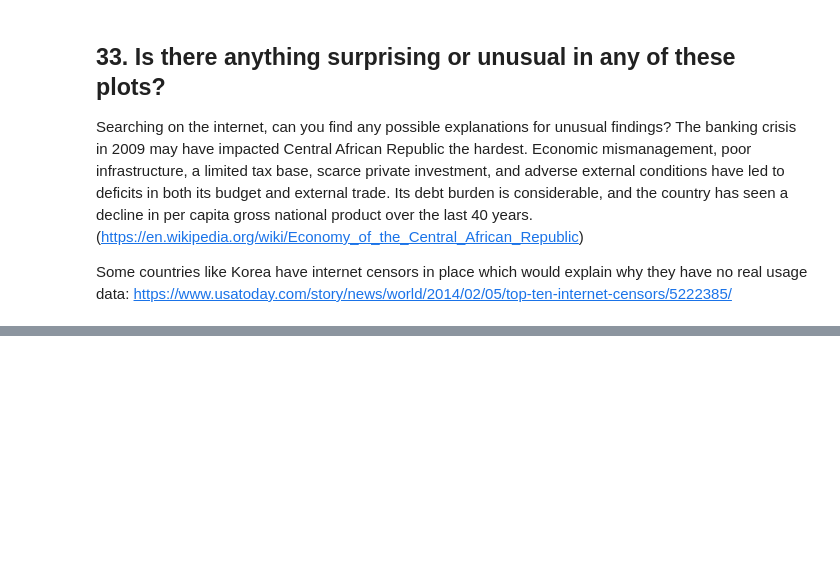
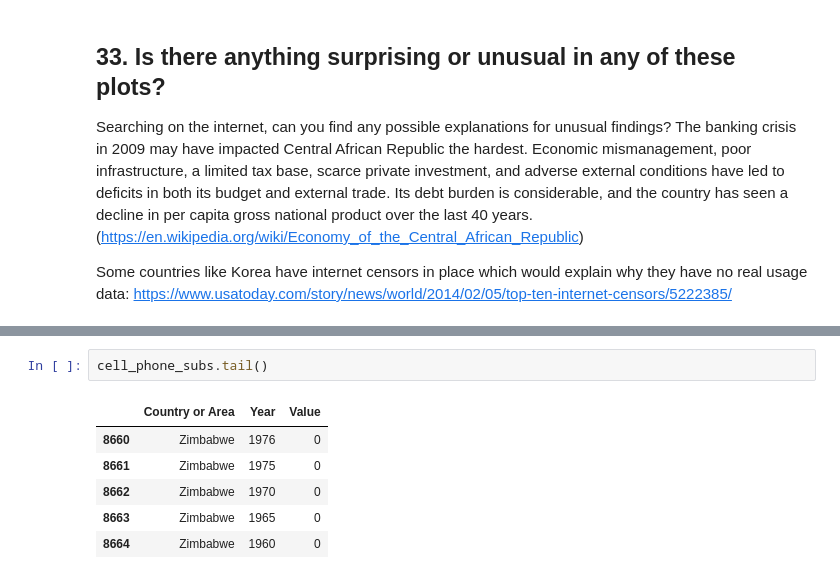
Before and after one commit to NSS-Data-Analytics-Cohort-6/gdp-and-internet-usage-Megan1034, a Jupyter notebook: notebooks/GDP_project.ipynb, the cells around one changed output, grey strips where cells are left out. Saved outputs shown, nothing was run; the diff lists cells and outputs as text; blank space fills up the shorter version.

```diff
--- a/notebooks/GDP_project.ipynb
+++ b/notebooks/GDP_project.ipynb
@@ -637,0 +660,9 @@ https://www.usatoday.com/story/news/world/2014/02/05/top-ten-internet-censors/52
+# %%
+cell_phone_subs.tail()
+# %% [output]
+|  | Country or Area | Year | Value |
+| 8660 | Zimbabwe | 1976 | 0 |
+| 8661 | Zimbabwe | 1975 | 0 |
+| 8662 | Zimbabwe | 1970 | 0 |
+| 8663 | Zimbabwe | 1965 | 0 |
+| 8664 | Zimbabwe | 1960 | 0 |
```
Also changed, not shown: parts of 4 cells of this notebook.
